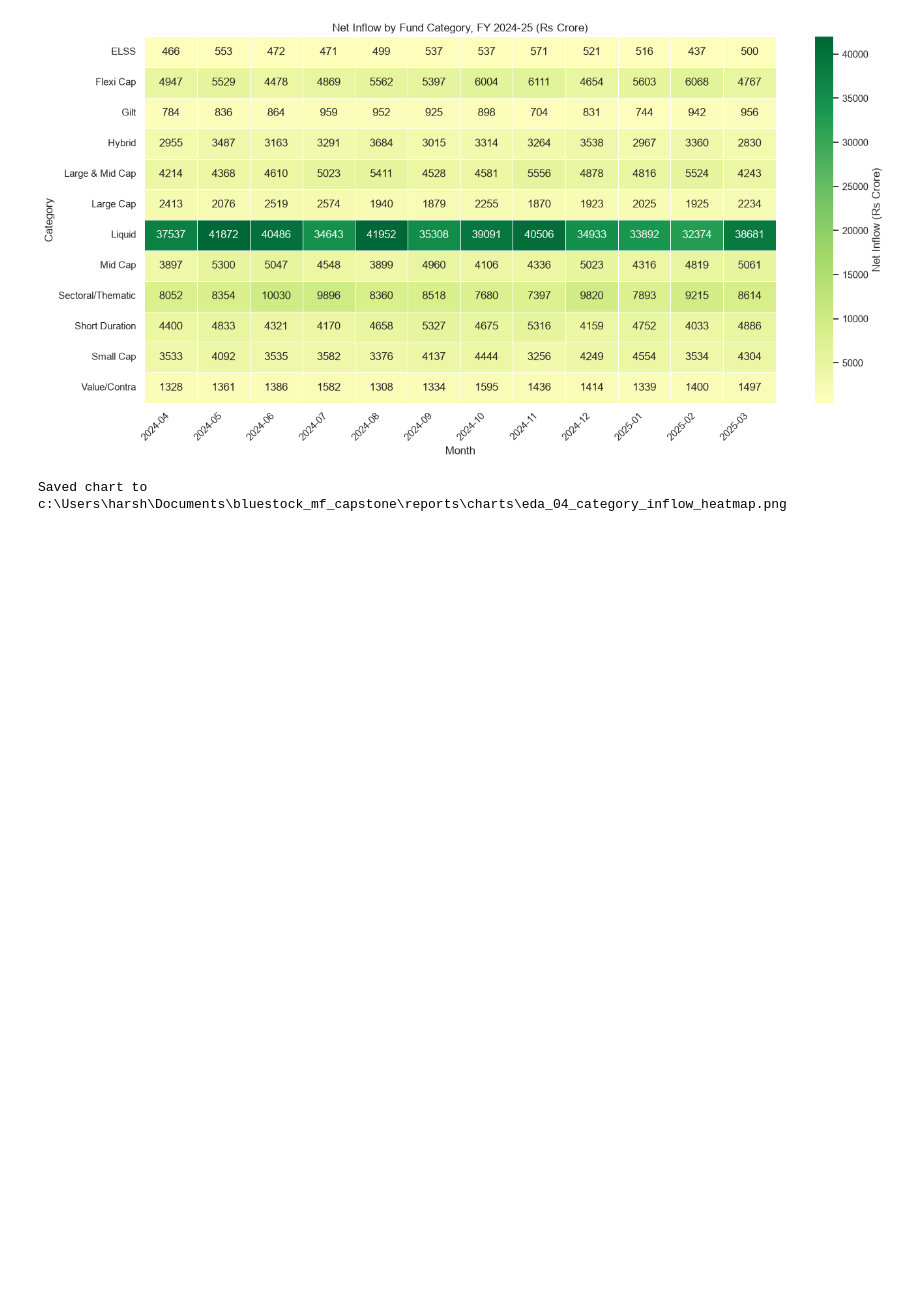
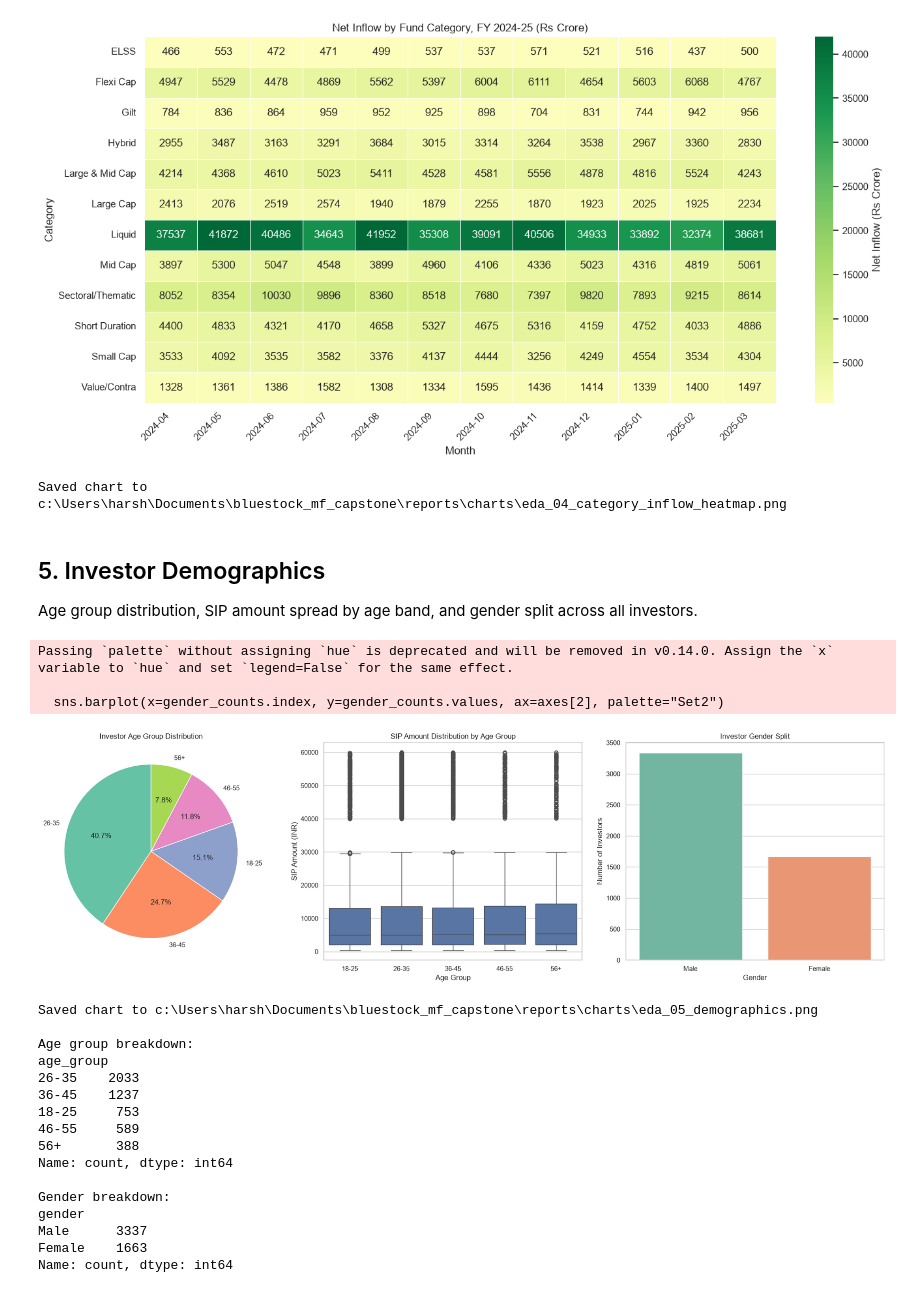
Before and after one commit to harshithnaidu123/bluestock_mf_capstone, a Jupyter notebook: notebooks/03_eda_analysis.ipynb, the cells around one changed output. Cells and saved outputs as stored; diff of their text form; code cells hidden in the pictures; blank space fills up the shorter version.

Commit message:
Day 3: Investor demographics chart complete - age distribution, SIP by age, gender split

```diff
--- a/notebooks/03_eda_analysis.ipynb
+++ b/notebooks/03_eda_analysis.ipynb
@@ -188,3 +188,72 @@ print(f"Saved chart to {REPORTS_DIR / 'eda_04_category_inflow_heatmap.png'}")
 # %% [output]
 [figure]
 Saved chart to c:\Users\harsh\Documents\bluestock_mf_capstone\reports\charts\eda_04_category_inflow_heatmap.png
+# %% [markdown]
+## 5. Investor Demographics
+
+Age group distribution, SIP amount spread by age band, and gender split across all investors.
+# %%
+sip_txns = transactions[transactions["transaction_type"] == "SIP"]
+
+fig, axes = plt.subplots(1, 3, figsize=(20, 6))
+
+# 5a. Age group distribution pie chart
+age_counts = transactions.drop_duplicates("investor_id")["age_group"].value_counts()
+axes[0].pie(
+    age_counts.values,
+    labels=age_counts.index,
+    autopct="%1.1f%%",
+    startangle=90,
+    colors=sns.color_palette("Set2"),
+)
+axes[0].set_title("Investor Age Group Distribution")
+
+# 5b. SIP amount box plot by age group
+sns.boxplot(
+    data=sip_txns,
+    x="age_group",
+    y="amount_inr",
+    order=sorted(sip_txns["age_group"].unique()),
+    ax=axes[1],
+)
+axes[1].set_title("SIP Amount Distribution by Age Group")
+axes[1].set_xlabel("Age Group")
+axes[1].set_ylabel("SIP Amount (INR)")
+
+# 5c. Gender split bar chart
+gender_counts = transactions.drop_duplicates("investor_id")["gender"].value_counts()
+sns.barplot(x=gender_counts.index, y=gender_counts.values, ax=axes[2], palette="Set2")
+axes[2].set_title("Investor Gender Split")
+axes[2].set_xlabel("Gender")
+axes[2].set_ylabel("Number of Investors")
+
+plt.tight_layout()
+plt.savefig(REPORTS_DIR / "eda_05_demographics.png", dpi=150, bbox_inches="tight")
+plt.show()
+print(f"Saved chart to {REPORTS_DIR / 'eda_05_demographics.png'}")
+
+print("\nAge group breakdown:")
+print(age_counts)
+print("\nGender breakdown:")
+print(gender_counts)
+# %% [output]
+Passing `palette` without assigning `hue` is deprecated and will be removed in v0.14.0. Assign the `x` variable to `hue` and set `legend=False` for the same effect.
+
+  sns.barplot(x=gender_counts.index, y=gender_counts.values, ax=axes[2], palette="Set2")
+[figure, added]
+Saved chart to c:\Users\harsh\Documents\bluestock_mf_capstone\reports\charts\eda_05_demographics.png
+
+Age group breakdown:
+age_group
+26-35    2033
+36-45    1237
+18-25     753
+46-55     589
+56+       388
+Name: count, dtype: int64
+
+Gender breakdown:
+gender
+Male      3337
+Female    1663
+Name: count, dtype: int64
```
Also changed, not shown: 1 other file.
